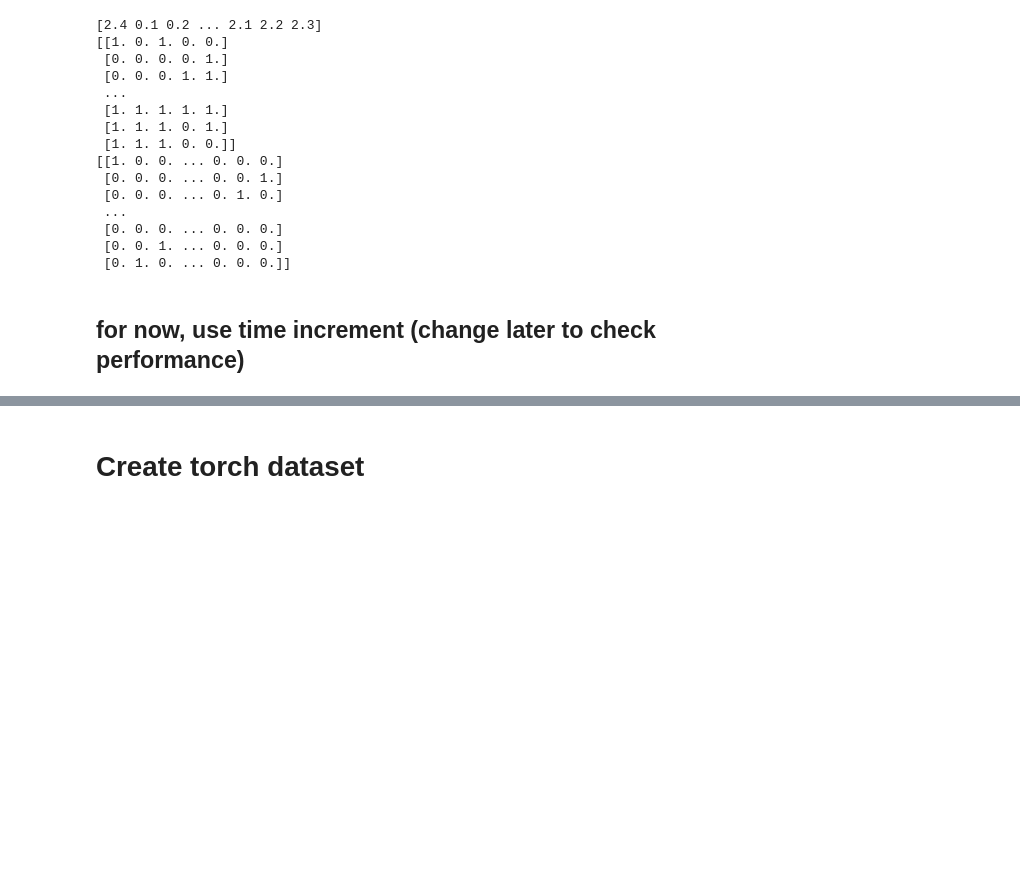
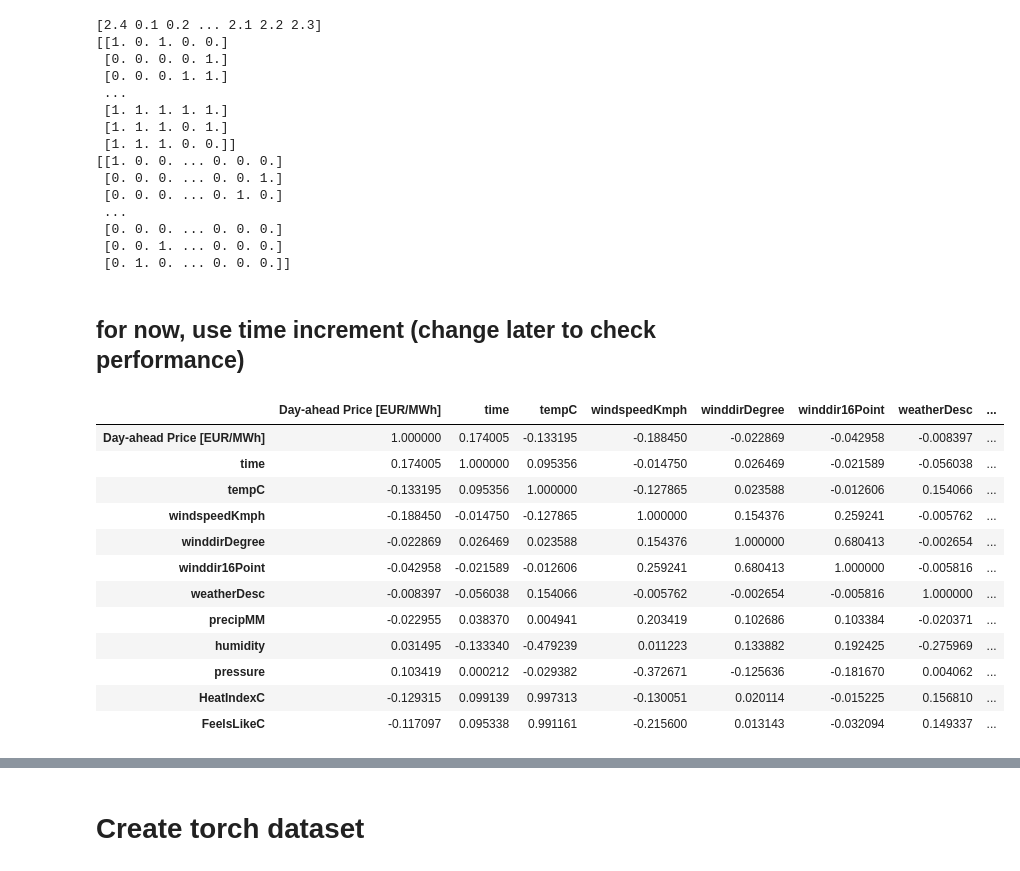
Before and after one commit to ShoCremers/DL_project, a Jupyter notebook: preprocessing.ipynb, the cells around one changed output, grey strips where cells are left out. Saved outputs shown, nothing was run; the diff lists cells and outputs as text; code cells hidden in the pictures; blank space fills up the shorter version.

```diff
--- a/preprocessing.ipynb
+++ b/preprocessing.ipynb
@@ -220,6 +221,22 @@ print(time_exclusive)
  [0. 1. 0. ... 0. 0. 0.]]
 # %% [markdown]
 ## for now, use time increment (change later to check performance)
+# %%
+total.corr()
+# %% [output]
+|  | Day-ahead Price [EUR/MWh] | time | tempC | windspeedKmph | winddirDegree | winddir16Point | weatherDesc | ... |
+| Day-ahead Price [EUR/MWh] | 1.000000 | 0.174005 | -0.133195 | -0.188450 | -0.022869 | -0.042958 | -0.008397 | ... |
+| time | 0.174005 | 1.000000 | 0.095356 | -0.014750 | 0.026469 | -0.021589 | -0.056038 | ... |
+| tempC | -0.133195 | 0.095356 | 1.000000 | -0.127865 | 0.023588 | -0.012606 | 0.154066 | ... |
+| windspeedKmph | -0.188450 | -0.014750 | -0.127865 | 1.000000 | 0.154376 | 0.259241 | -0.005762 | ... |
+| winddirDegree | -0.022869 | 0.026469 | 0.023588 | 0.154376 | 1.000000 | 0.680413 | -0.002654 | ... |
+| winddir16Point | -0.042958 | -0.021589 | -0.012606 | 0.259241 | 0.680413 | 1.000000 | -0.005816 | ... |
+| weatherDesc | -0.008397 | -0.056038 | 0.154066 | -0.005762 | -0.002654 | -0.005816 | 1.000000 | ... |
+| precipMM | -0.022955 | 0.038370 | 0.004941 | 0.203419 | 0.102686 | 0.103384 | -0.020371 | ... |
+| humidity | 0.031495 | -0.133340 | -0.479239 | 0.011223 | 0.133882 | 0.192425 | -0.275969 | ... |
+| pressure | 0.103419 | 0.000212 | -0.029382 | -0.372671 | -0.125636 | -0.181670 | 0.004062 | ... |
+| HeatIndexC | -0.129315 | 0.099139 | 0.997313 | -0.130051 | 0.020114 | -0.015225 | 0.156810 | ... |
+| FeelsLikeC | -0.117097 | 0.095338 | 0.991161 | -0.215600 | 0.013143 | -0.032094 | 0.149337 | ... |
 # %%
 total['time_increment'] = time_increment
 # %%
```
Also changed, not shown: parts of 12 cells of this notebook.
